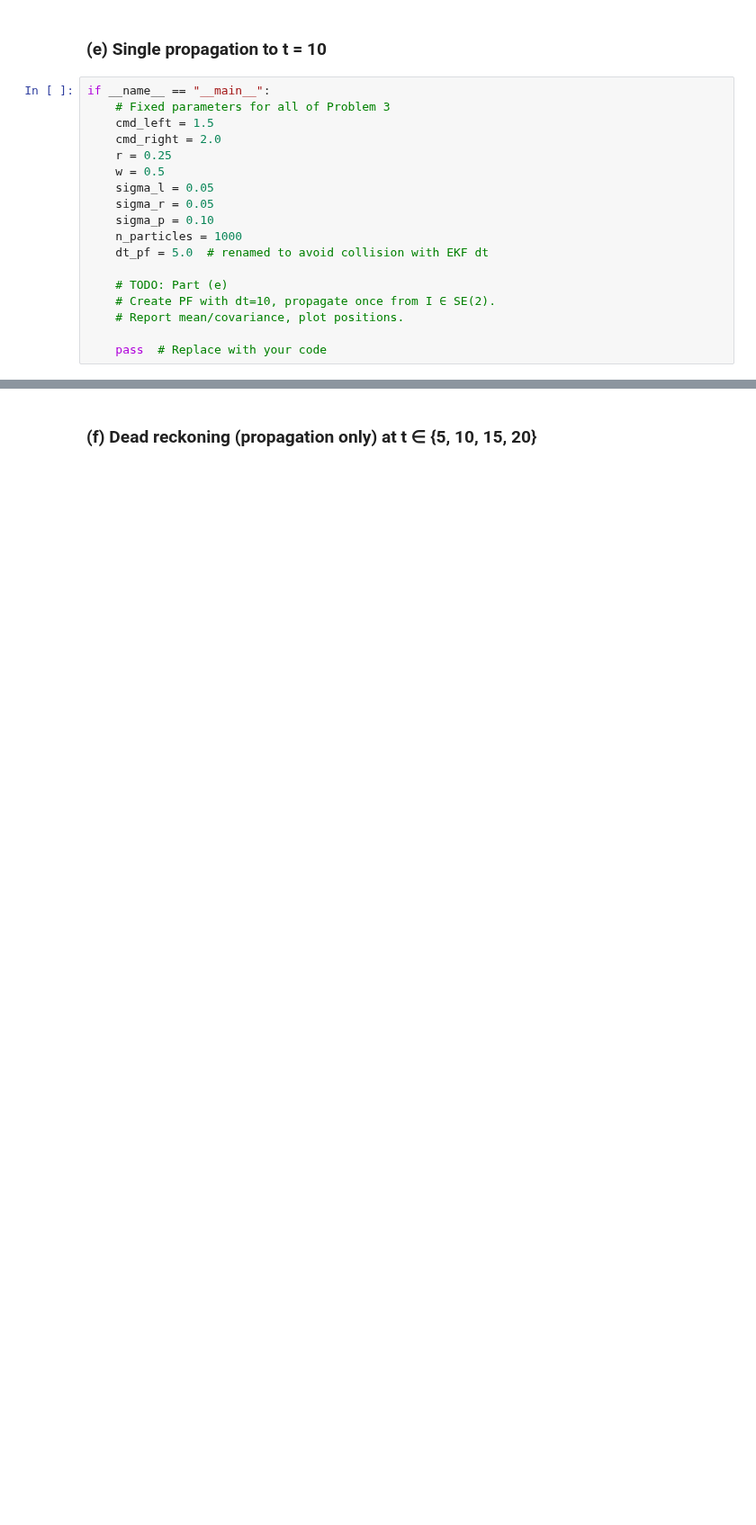
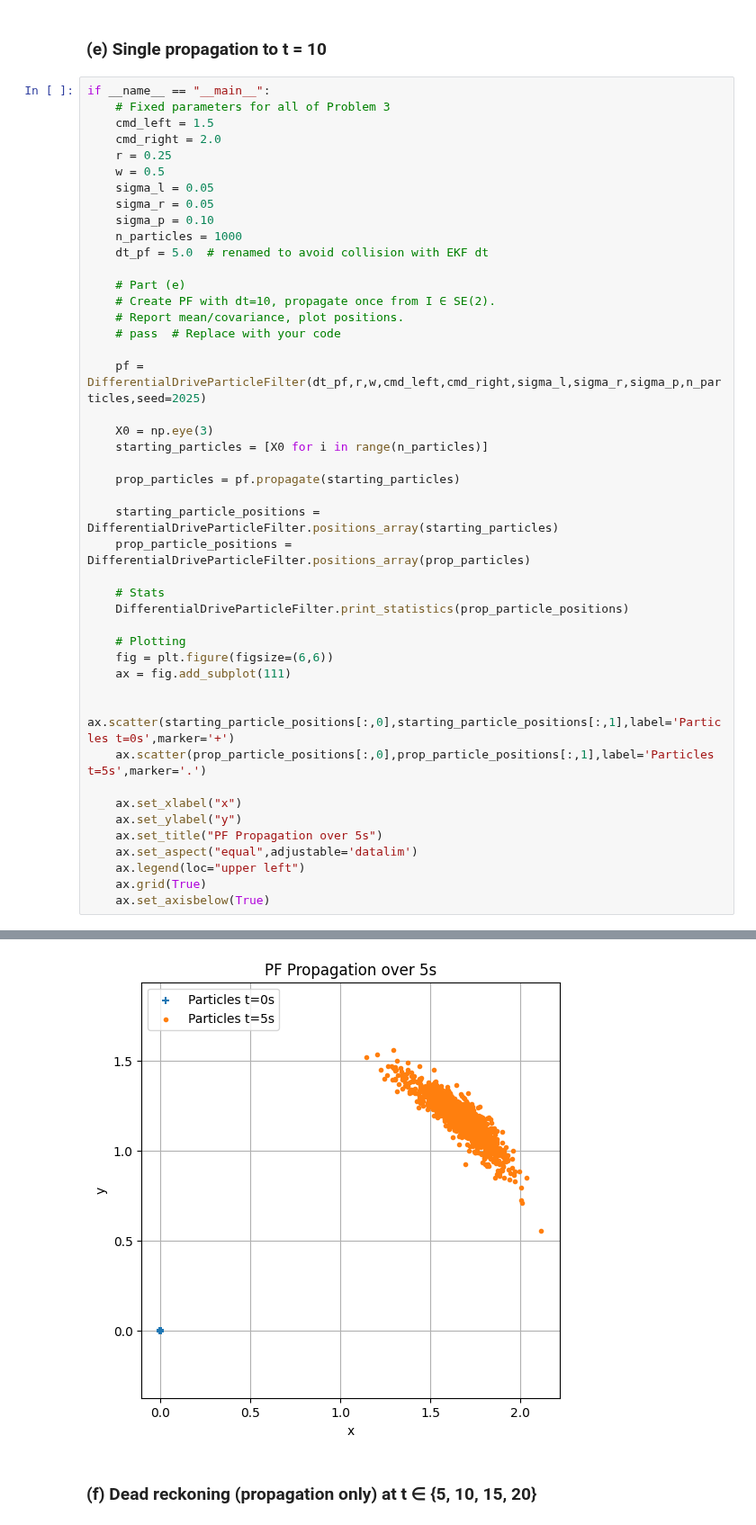
Before and after one commit to dbcometto/eece5550work, a Jupyter notebook: hw2.ipynb, the cells around one changed output, grey strips where cells are left out. Shown at 90% size. Drawn from its saved outputs; the diff is of its cells as text; blank space fills up the shorter version.

```diff
--- a/hw2.ipynb
+++ b/hw2.ipynb
@@ -916,8 +1004,36 @@ if __name__ == "__main__":
     n_particles = 1000
     dt_pf = 5.0  # renamed to avoid collision with EKF dt
 
-    # TODO: Part (e)
+    # Part (e)
     # Create PF with dt=10, propagate once from I ∈ SE(2).
     # Report mean/covariance, plot positions.
+    # pass  # Replace with your code
 
-    pass  # Replace with your code
+    pf = DifferentialDriveParticleFilter(dt_pf,r,w,cmd_left,cmd_right,sigma_l,sigma_r,sigma_p,n_particles,seed=2025)
+
+    X0 = np.eye(3)
+    starting_particles = [X0 for i in range(n_particles)]
+
+    prop_particles = pf.propagate(starting_particles)
+
+    starting_particle_positions = DifferentialDriveParticleFilter.positions_array(starting_particles)
+    prop_particle_positions = DifferentialDriveParticleFilter.positions_array(prop_particles)
+
+    # Stats
+    DifferentialDriveParticleFilter.print_statistics(prop_particle_positions)
+
+    # Plotting
+    fig = plt.figure(figsize=(6,6))
+    ax = fig.add_subplot(111)
+
+    ax.scatter(starting_particle_positions[:,0],starting_particle_positions[:,1],label='Particles t=0s',marker='+')
+    ax.scatter(prop_particle_positions[:,0],prop_particle_positions[:,1],label='Particles t=5s',marker='.')
+
+    ax.set_xlabel("x")
+    ax.set_ylabel("y")
+    ax.set_title("PF Propagation over 5s")
+    ax.set_aspect("equal",adjustable='datalim')
+    ax.legend(loc="upper left")
+    ax.grid(True)
+    ax.set_axisbelow(True)
+# %% [output]
@@ -924,3 +1046,4 @@ if __name__ == "__main__":
+[figure, added]
 # %% [markdown]
 ### (f) Dead reckoning (propagation only) at t ∈ {5, 10, 15, 20}
 # %%
```
Also changed, not shown: parts of 11 cells of this notebook.
